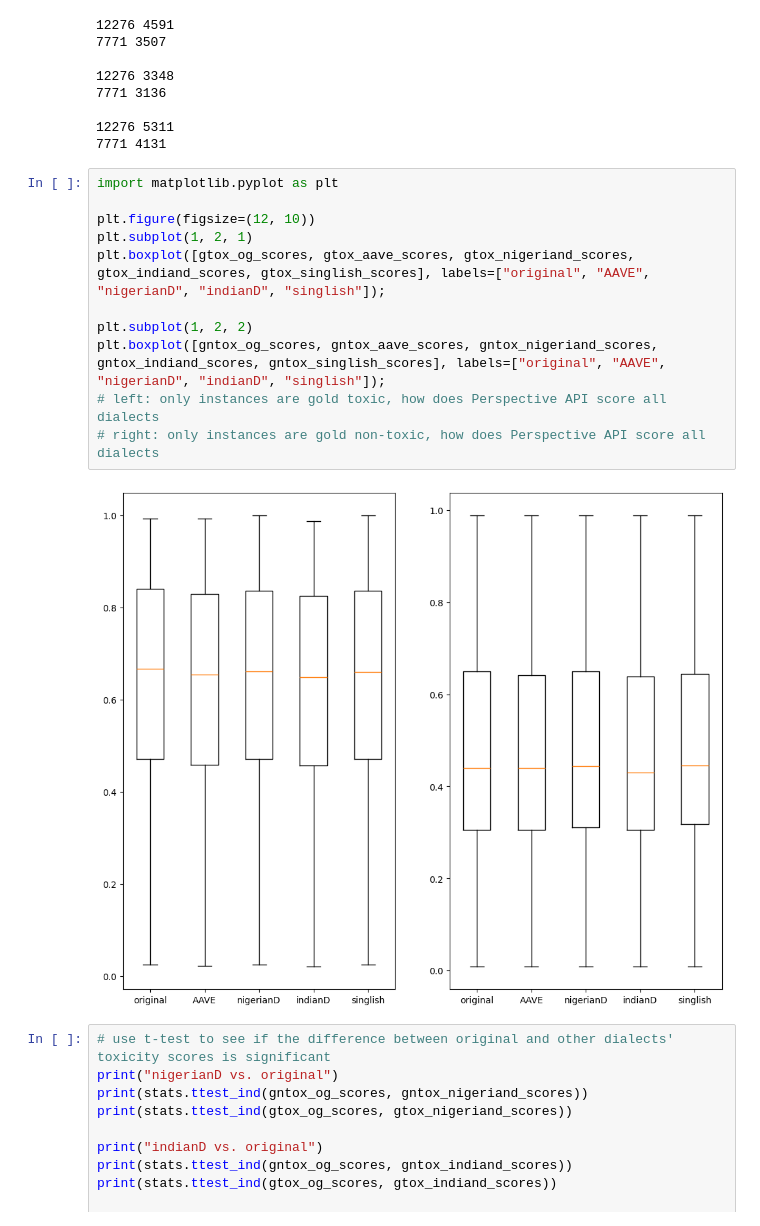
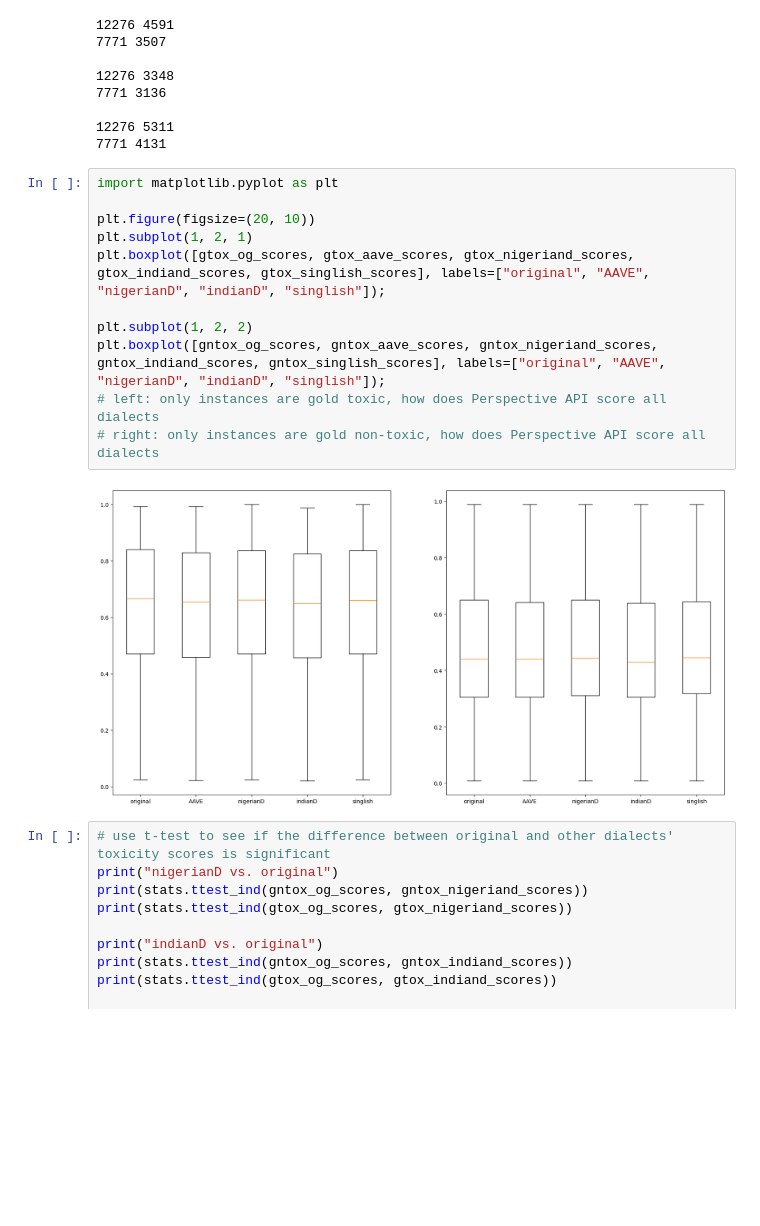
Before and after one commit to xuanxuanx-98/ToxBias-ParallelCorpora, a Jupyter notebook: scripts/z_examine_perspective_results.ipynb, the cells around one changed output. Drawn from its saved outputs; the diff is of its cells as text; blank space fills up the shorter version.

Commit message:
added scripts and plots for analyzing scores

```diff
--- a/scripts/z_examine_perspective_results.ipynb
+++ b/scripts/z_examine_perspective_results.ipynb
@@ -264,16 +264,16 @@ print(len(gntox_singlish_scores), len(tox_inc))
 # %%
 import matplotlib.pyplot as plt
 
-plt.figure(figsize=(12, 10))
+plt.figure(figsize=(20, 10))
 plt.subplot(1, 2, 1)
 plt.boxplot([gtox_og_scores, gtox_aave_scores, gtox_nigeriand_scores, gtox_indiand_scores, gtox_singlish_scores], labels=["original", "AAVE", "nigerianD", "indianD", "singlish"]);
 
 plt.subplot(1, 2, 2)
 plt.boxplot([gntox_og_scores, gntox_aave_scores, gntox_nigeriand_scores, gntox_indiand_scores, gntox_singlish_scores], labels=["original", "AAVE", "nigerianD", "indianD", "singlish"]);
 # left: only instances are gold toxic, how does Perspective API score all dialects
 # right: only instances are gold non-toxic, how does Perspective API score all dialects
 # %% [output]
-[figure, old version]
+[figure, new version]
 # %%
 # use t-test to see if the difference between original and other dialects' toxicity scores is significant
 print("nigerianD vs. original")
```
Also changed, not shown: 9 other files.
